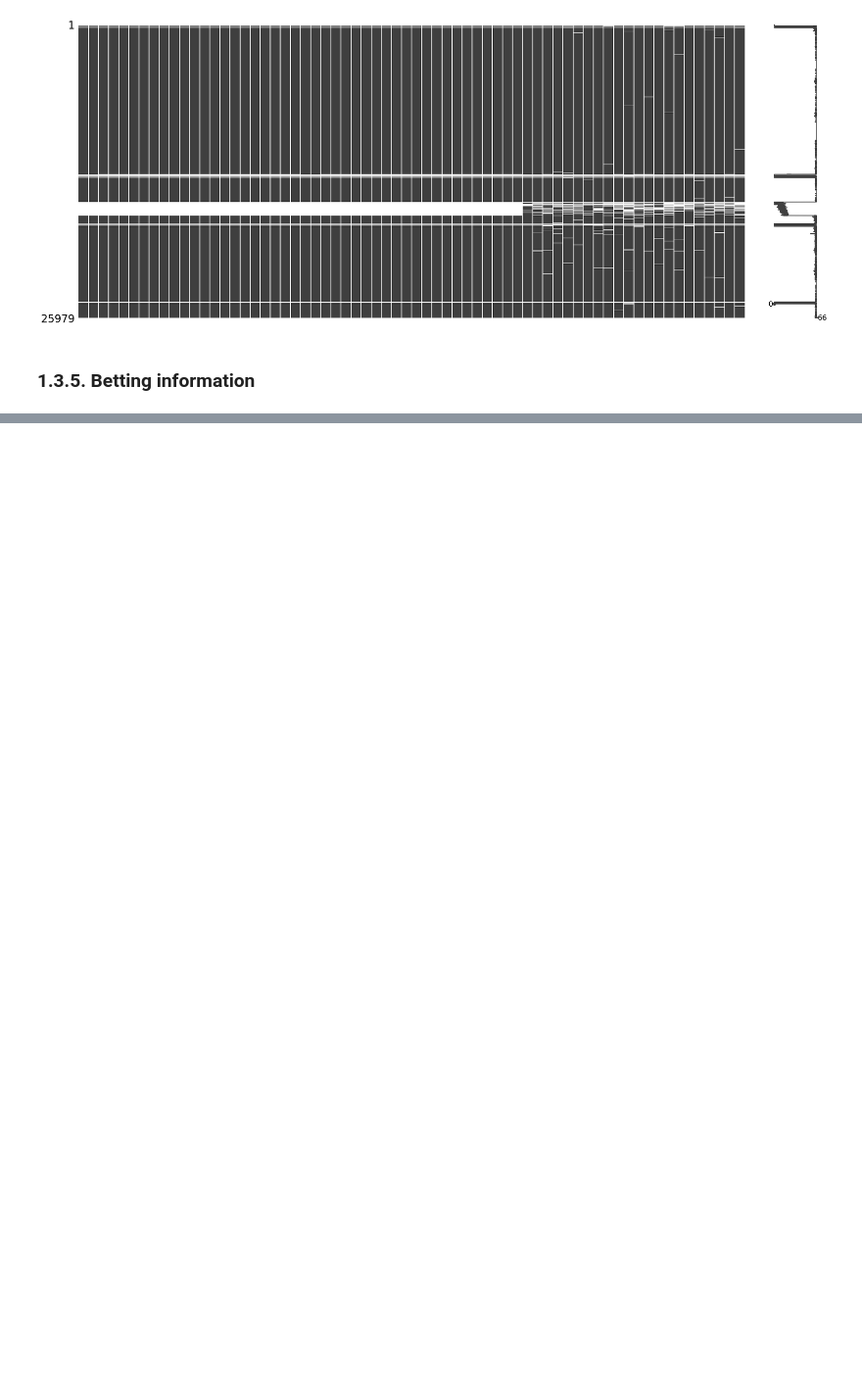
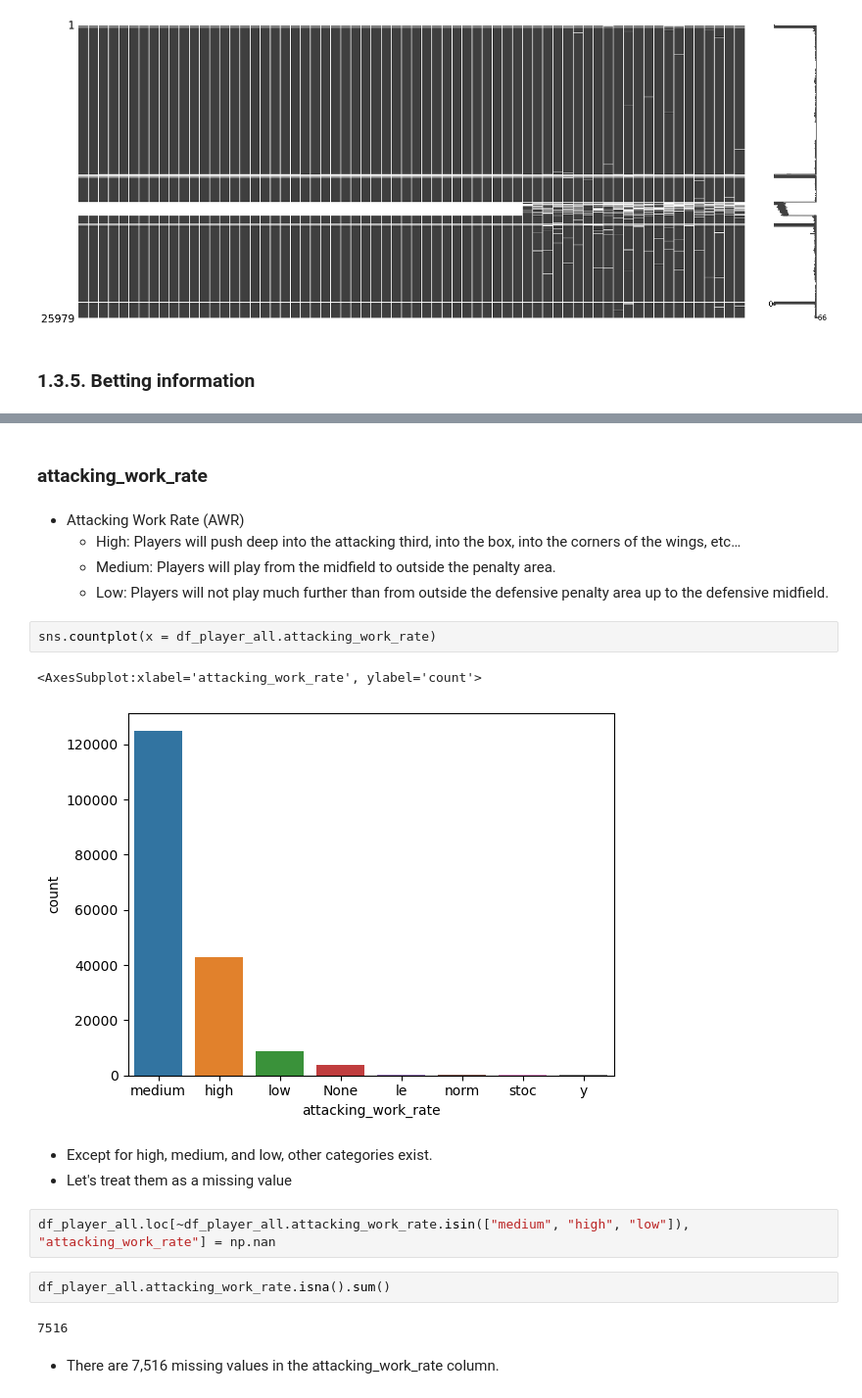
Before and after one commit to Dyouvrean/Football-match-prediction, a Jupyter notebook: project_Jun.ipynb, the cells around one changed output, grey strips where cells are left out. Shown at 98% size. Saved outputs shown, nothing was run; the diff lists cells and outputs as text; blank space fills up the shorter version.

```diff
--- a/project_Jun.ipynb
+++ b/project_Jun.ipynb
@@ -506,0 +712,23 @@ msno.matrix(df_match[player_col])
+# %% [markdown]
+### attacking_work_rate
+# %% [markdown]
+- Attacking Work Rate (AWR)
+    - High: Players will push deep into the attacking third, into the box, into the corners of the wings, etc…
+    - Medium: Players will play from the midfield to outside the penalty area.
+    - Low: Players will not play much further than from outside the defensive penalty area up to the defensive midfield.
+# %%
+sns.countplot(x = df_player_all.attacking_work_rate)
+# %% [output]
+<AxesSubplot:xlabel='attacking_work_rate', ylabel='count'>
+[figure, added]
+# %% [markdown]
+- Except for high, medium, and low, other categories exist.
+- Let's treat them as a missing value
+# %%
+df_player_all.loc[~df_player_all.attacking_work_rate.isin(["medium", "high", "low"]), "attacking_work_rate"] = np.nan
+# %%
+df_player_all.attacking_work_rate.isna().sum()
+# %% [output]
+7516
+# %% [markdown]
+- There are 7,516 missing values in the attacking_work_rate column.
```
Also changed, not shown: parts of 211 cells of this notebook.
